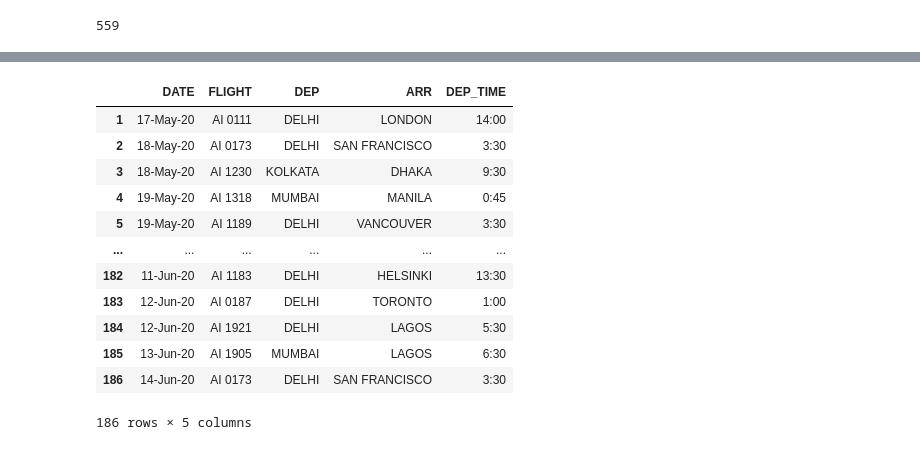
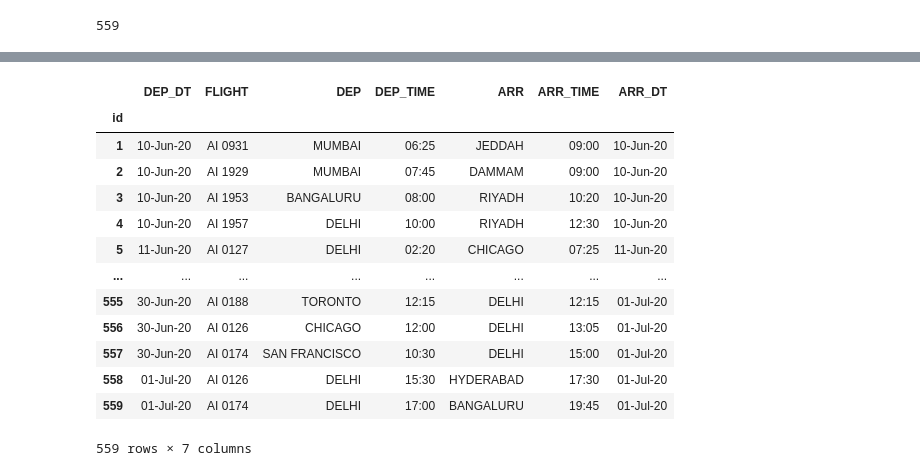
Before and after one commit to etegaurav/Projects, a Jupyter notebook: Extract_PDF_information_using_google_colab.ipynb, the cells around one changed output, grey strips where cells are left out. Cells and saved outputs as stored; diff of their text form; code cells hidden in the pictures.

```diff
--- a/Extract_PDF_information_using_google_colab.ipynb
+++ b/Extract_PDF_information_using_google_colab.ipynb
@@ -415,16 +205,0 @@ final_df = main_df1
-# %%
-final_df
-# %% [output]
-|  | DATE | FLIGHT | DEP | ARR | DEP_TIME |
-| 1 | 17-May-20 | AI 0111 | DELHI | LONDON | 14:00 |
-| 2 | 18-May-20 | AI 0173 | DELHI | SAN FRANCISCO | 3:30 |
-| 3 | 18-May-20 | AI 1230 | KOLKATA | DHAKA | 9:30 |
-| 4 | 19-May-20 | AI 1318 | MUMBAI | MANILA | 0:45 |
-| 5 | 19-May-20 | AI 1189 | DELHI | VANCOUVER | 3:30 |
-| ... | ... | ... | ... | ... | ... |
-| 182 | 11-Jun-20 | AI 1183 | DELHI | HELSINKI | 13:30 |
-| 183 | 12-Jun-20 | AI 0187 | DELHI | TORONTO | 1:00 |
-| 184 | 12-Jun-20 | AI 1921 | DELHI | LAGOS | 5:30 |
-| 185 | 13-Jun-20 | AI 1905 | MUMBAI | LAGOS | 6:30 |
-| 186 | 14-Jun-20 | AI 0173 | DELHI | SAN FRANCISCO | 3:30 |
-186 rows × 5 columns
@@ -432,0 +206,17 @@ final_df.to_excel('VB_phase2.xlsx')
+# %%
+df_phase3
+# %% [output]
+|  | DEP_DT | FLIGHT | DEP | DEP_TIME | ARR | ARR_TIME | ARR_DT |
+| id |  |  |  |  |  |  |  |
+| 1 | 10-Jun-20 | AI 0931 | MUMBAI | 06:25 | JEDDAH | 09:00 | 10-Jun-20 |
+| 2 | 10-Jun-20 | AI 1929 | MUMBAI | 07:45 | DAMMAM | 09:00 | 10-Jun-20 |
+| 3 | 10-Jun-20 | AI 1953 | BANGALURU | 08:00 | RIYADH | 10:20 | 10-Jun-20 |
+| 4 | 10-Jun-20 | AI 1957 | DELHI | 10:00 | RIYADH | 12:30 | 10-Jun-20 |
+| 5 | 11-Jun-20 | AI 0127 | DELHI | 02:20 | CHICAGO | 07:25 | 11-Jun-20 |
+| ... | ... | ... | ... | ... | ... | ... | ... |
+| 555 | 30-Jun-20 | AI 0188 | TORONTO | 12:15 | DELHI | 12:15 | 01-Jul-20 |
+| 556 | 30-Jun-20 | AI 0126 | CHICAGO | 12:00 | DELHI | 13:05 | 01-Jul-20 |
+| 557 | 30-Jun-20 | AI 0174 | SAN FRANCISCO | 10:30 | DELHI | 15:00 | 01-Jul-20 |
+| 558 | 01-Jul-20 | AI 0126 | DELHI | 15:30 | HYDERABAD | 17:30 | 01-Jul-20 |
+| 559 | 01-Jul-20 | AI 0174 | DELHI | 17:00 | BANGALURU | 19:45 | 01-Jul-20 |
+559 rows × 7 columns
```
Also changed, not shown: parts of 35 cells of this notebook.
